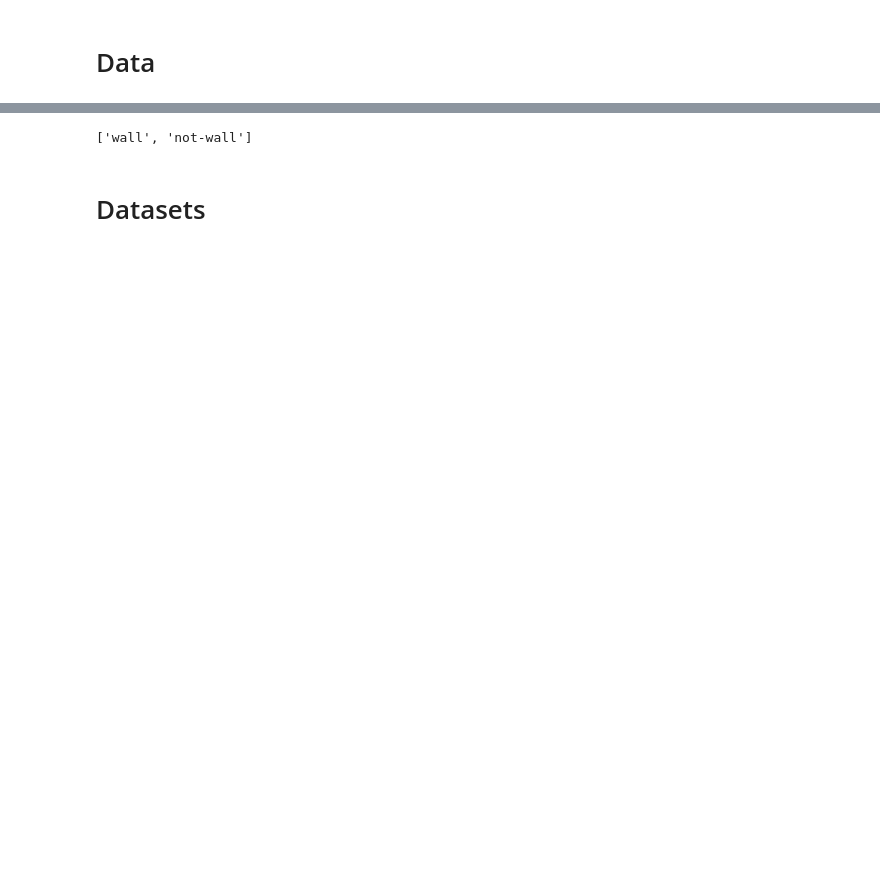
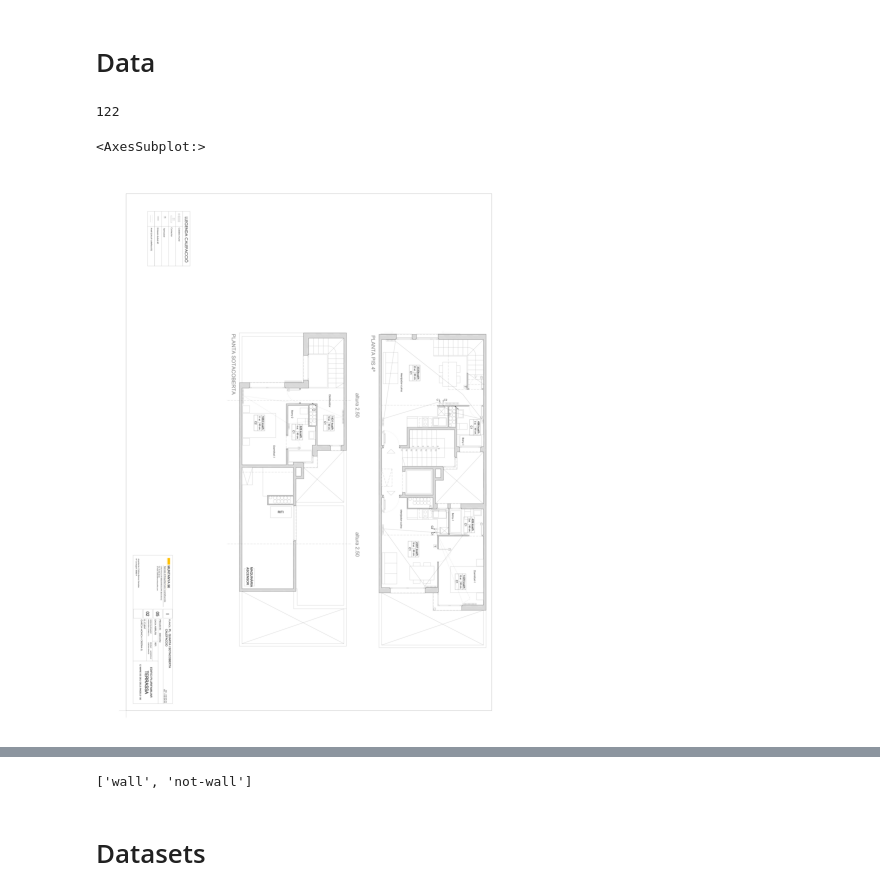
Before and after one commit to chosia/fastai-wall-detection, a Jupyter notebook: fastai-wall-detection.ipynb, the cells around one changed output, grey strips where cells are left out. Drawn from its saved outputs; the diff is of its cells as text; code cells hidden in the pictures; blank space fills up the shorter version.

```diff
--- a/fastai-wall-detection.ipynb
+++ b/fastai-wall-detection.ipynb
@@ -24,13 +37,20 @@ path_img = path/'images'
 # %%
 fnames = get_image_files(path_img)
 # fnames[:3]
+# %%
+len(fnames)
+# %% [output]
+122
 # %%
 lbl_names = get_image_files(path_lbl)
 # lbl_names[:3]
 # %%
 img_f = fnames[0]
-img = open_image(img_f)
-# img.show(figsize=(10,10))
+img = PILImage.create(img_f)
+img.show(figsize=(10,10))
+# %% [output]
+<AxesSubplot:>
+[figure, added]
 # %%
 get_y_fn = lambda x: path_lbl/f'{x.stem}{x.suffix}'
 # %%
```
Also changed, not shown: parts of 34 cells of this notebook.
